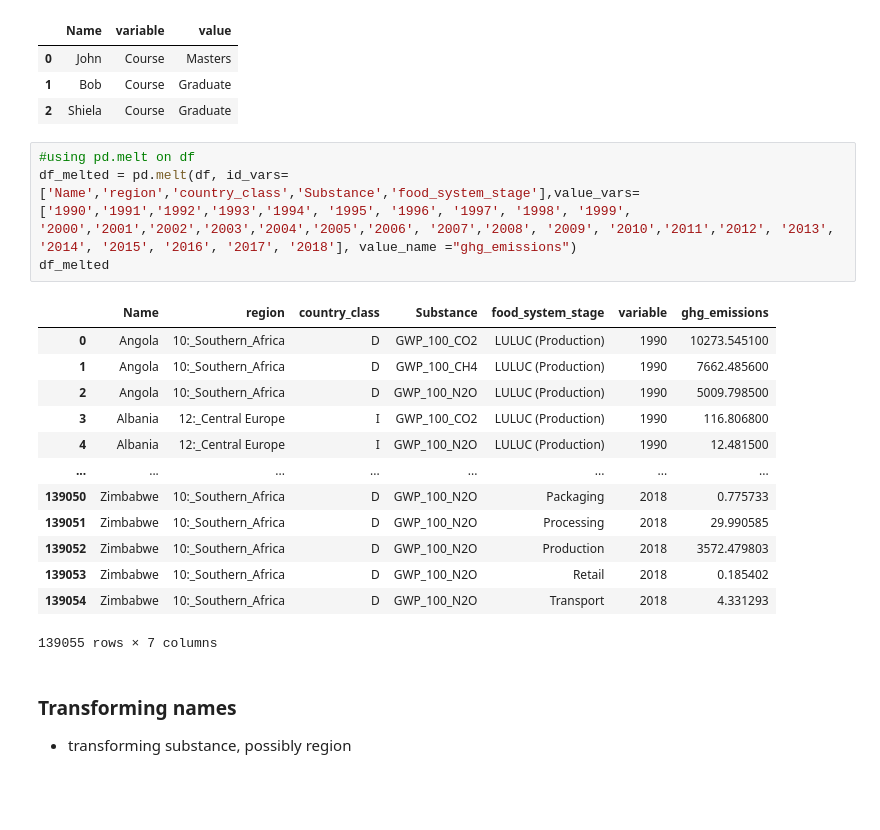
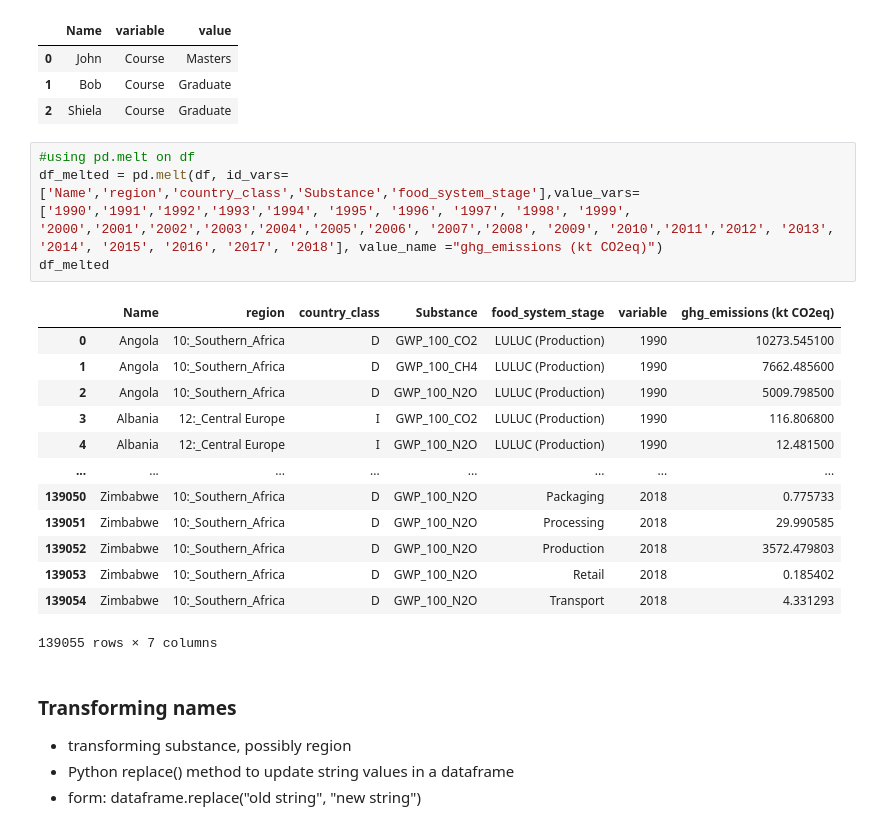
Before and after one commit to AndyPicton/Food_System_Emissions, a Jupyter notebook: Cam/Notebook final.ipynb, the cells around one changed output. Cells and saved outputs as stored; diff of their text form; blank space fills up the shorter version.

```diff
--- a/Cam/Notebook final.ipynb
+++ b/Cam/Notebook final.ipynb
@@ -100,10 +100,10 @@ pd.melt(ex, id_vars =['Name'], value_vars =['Course'])
 | 2 | Shiela | Course | Graduate |
 # %%
 #using pd.melt on df
-df_melted = pd.melt(df, id_vars=['Name','region','country_class','Substance','food_system_stage'],value_vars=['1990','1991','1992','1993','1994', '1995', '1996', '1997', '1998', '1999', '2000','2001','2002','2003','2004','2005','2006', '2007','2008', '2009', '2010','2011','2012', '2013', '2014', '2015', '2016', '2017', '2018'], value_name ="ghg_emissions")
+df_melted = pd.melt(df, id_vars=['Name','region','country_class','Substance','food_system_stage'],value_vars=['1990','1991','1992','1993','1994', '1995', '1996', '1997', '1998', '1999', '2000','2001','2002','2003','2004','2005','2006', '2007','2008', '2009', '2010','2011','2012', '2013', '2014', '2015', '2016', '2017', '2018'], value_name ="ghg_emissions (kt CO2eq)")
 df_melted
 # %% [output]
-|  | Name | region | country_class | Substance | food_system_stage | variable | ghg_emissions |
+|  | Name | region | country_class | Substance | food_system_stage | variable | ghg_emissions (kt CO2eq) |
 | 0 | Angola | 10:_Southern_Africa | D | GWP_100_CO2 | LULUC (Production) | 1990 | 10273.545100 |
 | 1 | Angola | 10:_Southern_Africa | D | GWP_100_CH4 | LULUC (Production) | 1990 | 7662.485600 |
 | 2 | Angola | 10:_Southern_Africa | D | GWP_100_N2O | LULUC (Production) | 1990 | 5009.798500 |
@@ -119,3 +119,5 @@ df_melted
 # %% [markdown]
 ### Transforming names
 - transforming substance, possibly region
+- Python replace() method to update string values in a dataframe
+- form: dataframe.replace("old string", "new string")
```
Also changed, not shown: parts of 5 cells of this notebook, 1 other file.
